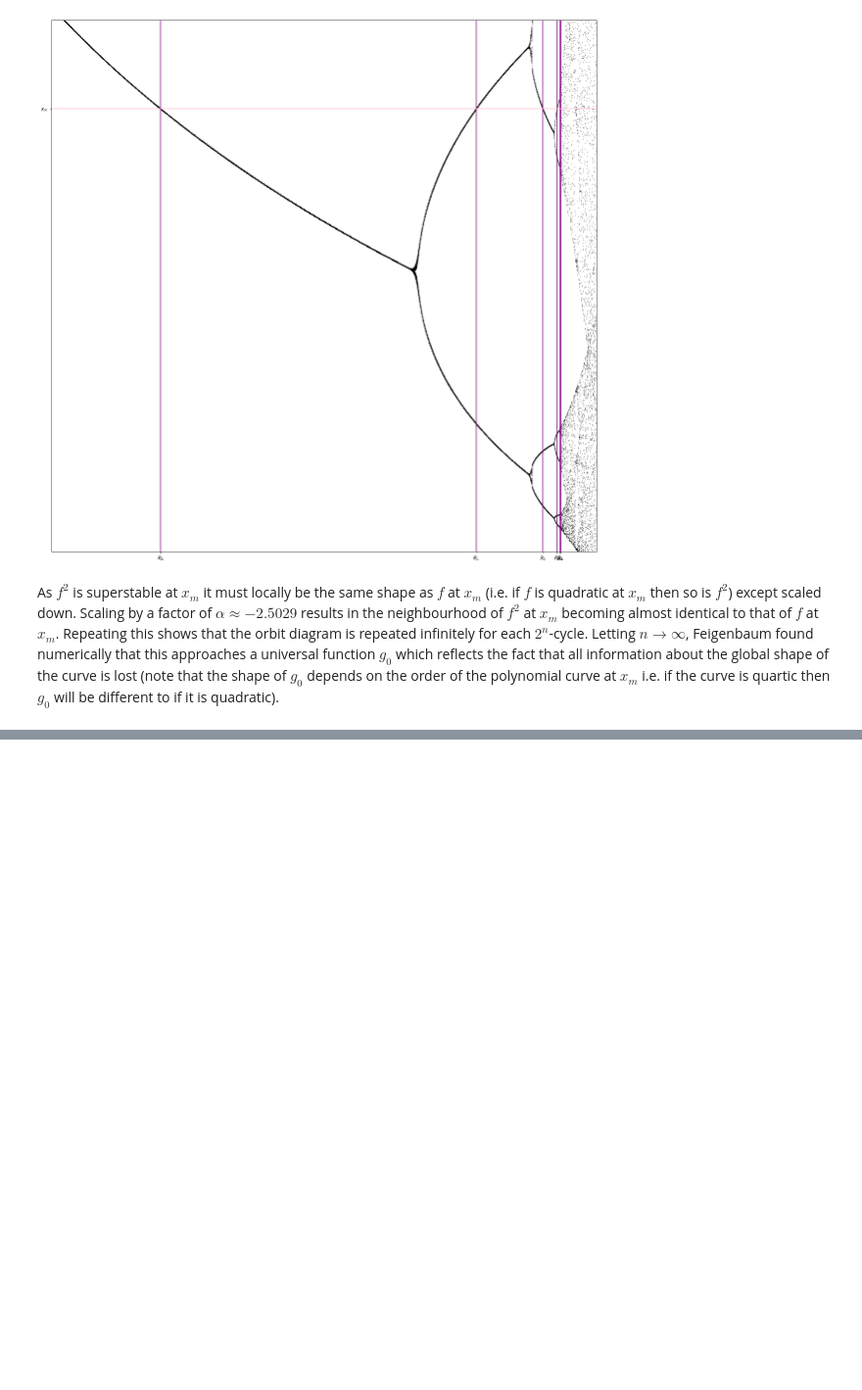
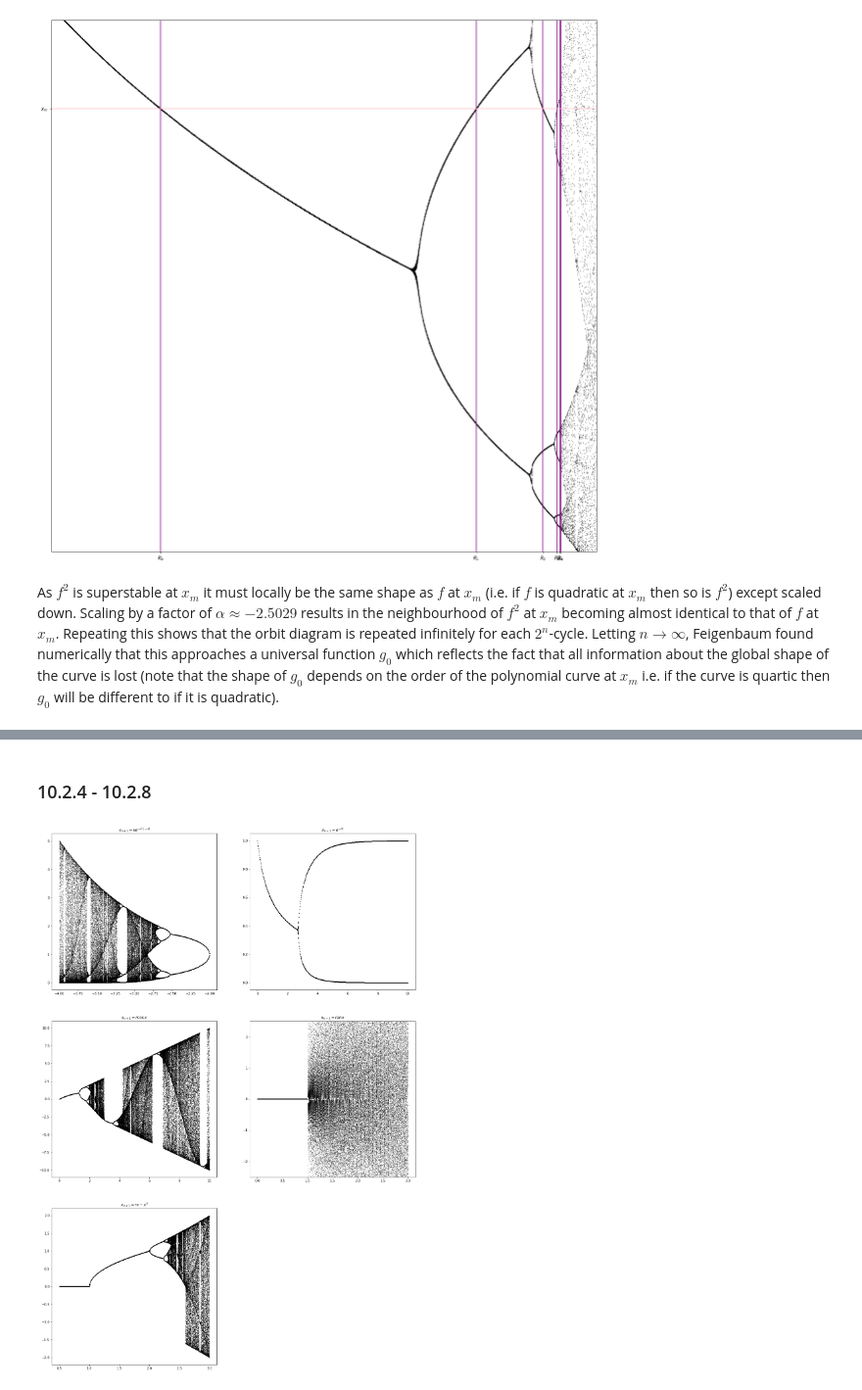
Before and after one commit to NRoboto/book-nonlinear-dynamics-chaos, a Jupyter notebook: 10-one-dimensional-maps.ipynb, the cells around one changed output, grey strips where cells are left out. Shown at 98% size. Saved outputs shown, nothing was run; the diff lists cells and outputs as text; code cells hidden in the pictures; blank space fills up the shorter version.

```diff
--- a/10-one-dimensional-maps.ipynb
+++ b/10-one-dimensional-maps.ipynb
@@ -174,0 +195,27 @@ As $f^2$ is superstable at $x_m$ it must locally be the same shape as $f$ at $x_
+# %% [markdown]
+### 10.2.4 - 10.2.8
+# %%
+plt.figure(figsize=(20, 30))
+
+plt.subplot(3, 2, 1)
+plt.title("$x_{n+1} = xe^{-r(1-x)}$")
+plot_orbit_diagram(lambda r: lambda x: x * np.exp(-r * (1-x)), r_range=[-4, -2], num_rs=500, num_iterations=600, init_val=.1)
+
+plt.subplot(3, 2, 2)
+plt.title("$x_{n+1} = e^{-rx}$")
+plot_orbit_diagram(lambda r: lambda x: np.exp(-r * x), r_range=[0, 10], num_rs=500, num_iterations=600, init_val=.5)
+
+plt.subplot(3, 2, 3)
+plt.title("$x_{n+1} = r\cos x$")
+plot_orbit_diagram(lambda r: lambda x: r * np.cos(x), r_range=[0, 10], num_rs=500, num_iterations=600, init_val=-1)
+
+plt.subplot(3, 2, 4)
+plt.title("$x_{n+1} = r\tan x$")
+plot_orbit_diagram(lambda r: lambda x: r * np.tan(x), r_range=[0, 3], num_rs=500, num_iterations=600, init_val=-1)
+plt.ylim([-2.5, 2.5])
+
+plt.subplot(3, 2, 5)
+plt.title("$x_{n+1} = rx - x^3$")
+plot_orbit_diagram(lambda r: lambda x: r * x - x**3, r_range=[.5, 3], num_rs=500, num_iterations=600, init_val=1)
+# %% [output]
+[figure, added]
```
Also changed, not shown: parts of 13 cells of this notebook, 1 other file.
